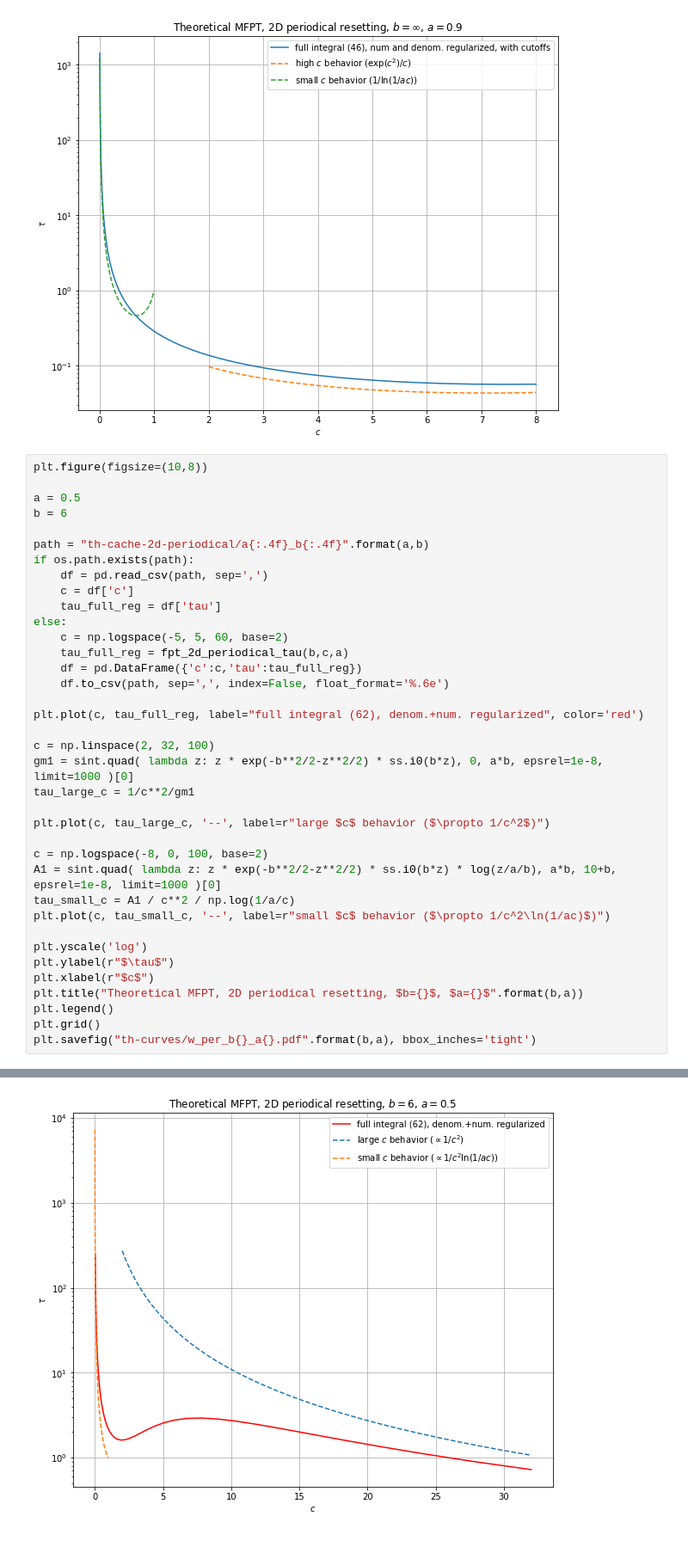
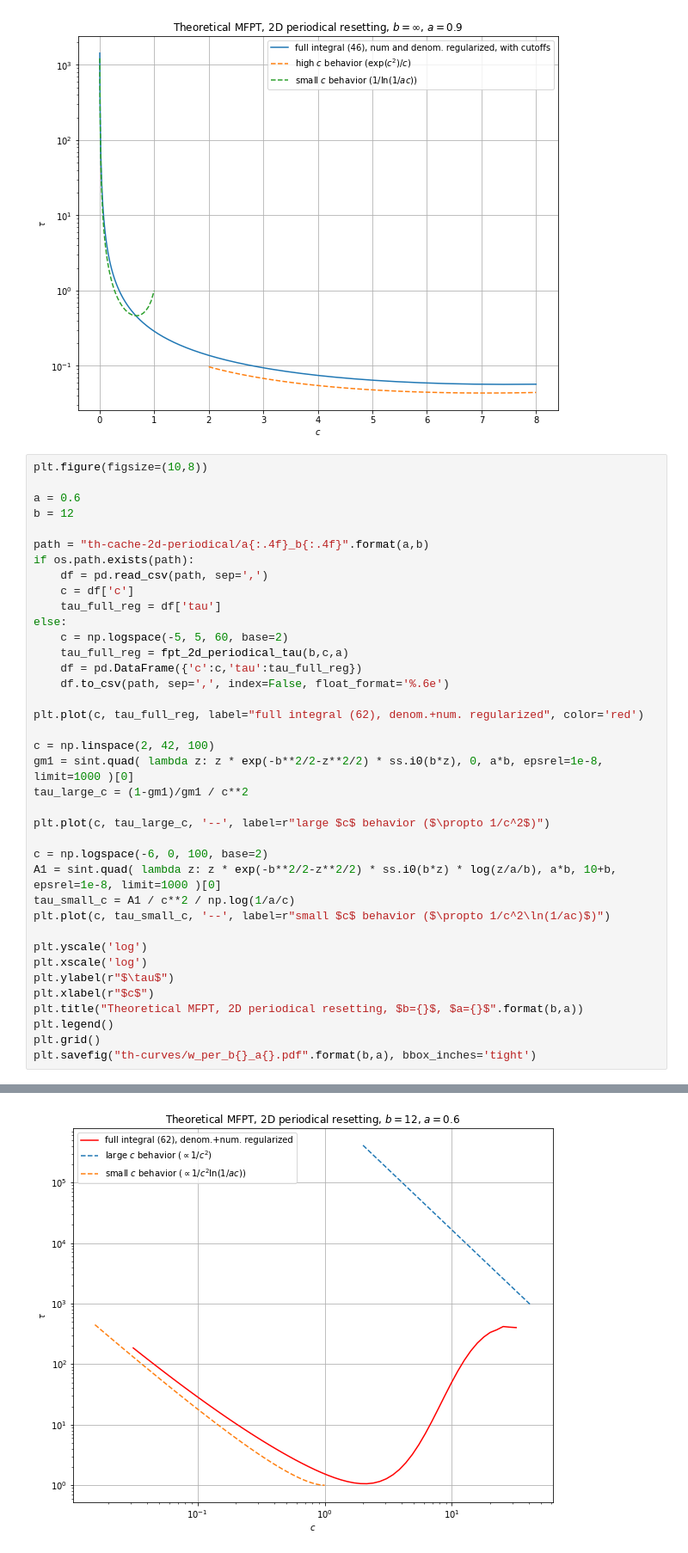
Before and after one commit to xif-fr/BrownianMotion, a Jupyter notebook: langevin-mfpt/th-curves.ipynb, the cells around one changed output, grey strips where cells are left out. Shown at 86% size. Cells and saved outputs as stored; diff of their text form.

```diff
--- a/langevin-mfpt/th-curves.ipynb
+++ b/langevin-mfpt/th-curves.ipynb
@@ -36,8 +36,8 @@ plt.savefig("th-curves/w_per_binf_a{}.pdf".format(a), bbox_inches='tight')
 # %%
 plt.figure(figsize=(10,8))
 
-a = 0.5
-b = 6
+a = 0.6
+b = 12
 
 path = "th-cache-2d-periodical/a{:.4f}_b{:.4f}".format(a,b)
 if os.path.exists(path):
@@ -52,18 +52,19 @@ else:
 
 plt.plot(c, tau_full_reg, label="full integral (62), denom.+num. regularized", color='red')
 
-c = np.linspace(2, 32, 100)
+c = np.linspace(2, 42, 100)
 gm1 = sint.quad( lambda z: z * exp(-b**2/2-z**2/2) * ss.i0(b*z), 0, a*b, epsrel=1e-8, limit=1000 )[0]
-tau_large_c = 1/c**2/gm1
+tau_large_c = (1-gm1)/gm1 / c**2
 
 plt.plot(c, tau_large_c, '--', label=r"large $c$ behavior ($\propto 1/c^2$)")
 
-c = np.logspace(-8, 0, 100, base=2)
+c = np.logspace(-6, 0, 100, base=2)
 A1 = sint.quad( lambda z: z * exp(-b**2/2-z**2/2) * ss.i0(b*z) * log(z/a/b), a*b, 10+b, epsrel=1e-8, limit=1000 )[0]
 tau_small_c = A1 / c**2 / np.log(1/a/c)
 plt.plot(c, tau_small_c, '--', label=r"small $c$ behavior ($\propto 1/c^2\ln(1/ac)$)")
 
 plt.yscale('log')
+plt.xscale('log')
 plt.ylabel(r"$\tau$")
 plt.xlabel(r"$c$")
 plt.title("Theoretical MFPT, 2D periodical resetting, $b={}$, $a={}$".format(b,a))
@@ -74 +82 @@ plt.savefig("th-curves/w_per_b{}_a{}.pdf".format(b,a), bbox_inches='tight')
-[figure, old version]
+[figure, new version]
```
Also changed, not shown: parts of 1 cell of this notebook, 29 other files.
